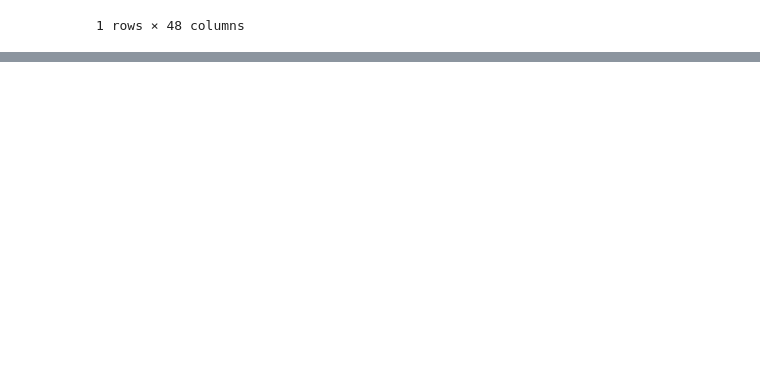
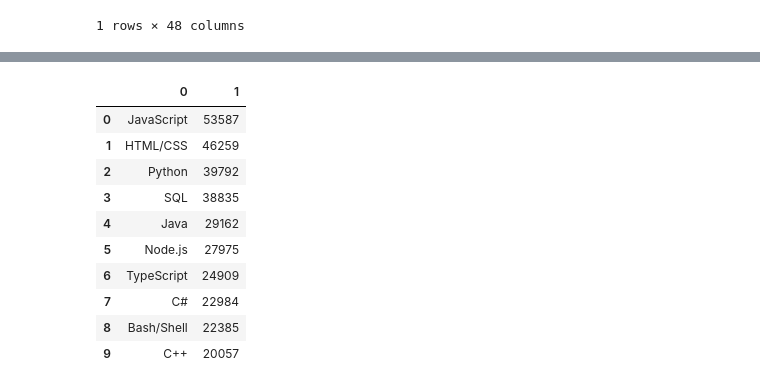
Before and after one commit to MGPolanco/practice, a Jupyter notebook: project_1.ipynb, the cells around one changed output, grey strips where cells are left out. Cells and saved outputs as stored; diff of their text form; code cells hidden in the pictures; blank space fills up the shorter version.

```diff
--- a/project_1.ipynb
+++ b/project_1.ipynb
@@ -88,5 +79,22 @@ def find_top_langs(df_in):
 
     cnt_df = pd.DataFrame(cnt.items()).sort_values(by=[1], ascending=False)     # Convert to a dataframe to sort
     return cnt_df
+# %%
+# Run the method based off of languages Learned column
+
+top10current = find_top_langs(full_df['LanguageHaveWorkedWith'] ).set_index(0).reset_index().head(10)
+top10current
+# %% [output]
+|  | 0 | 1 |
+| 0 | JavaScript | 53587 |
+| 1 | HTML/CSS | 46259 |
+| 2 | Python | 39792 |
+| 3 | SQL | 38835 |
+| 4 | Java | 29162 |
+| 5 | Node.js | 27975 |
+| 6 | TypeScript | 24909 |
+| 7 | C# | 22984 |
+| 8 | Bash/Shell | 22385 |
+| 9 | C++ | 20057 |
 # %%
 # Run the method based off of languages Learned column
```
Also changed, not shown: parts of 11 cells of this notebook, 6 other files.
